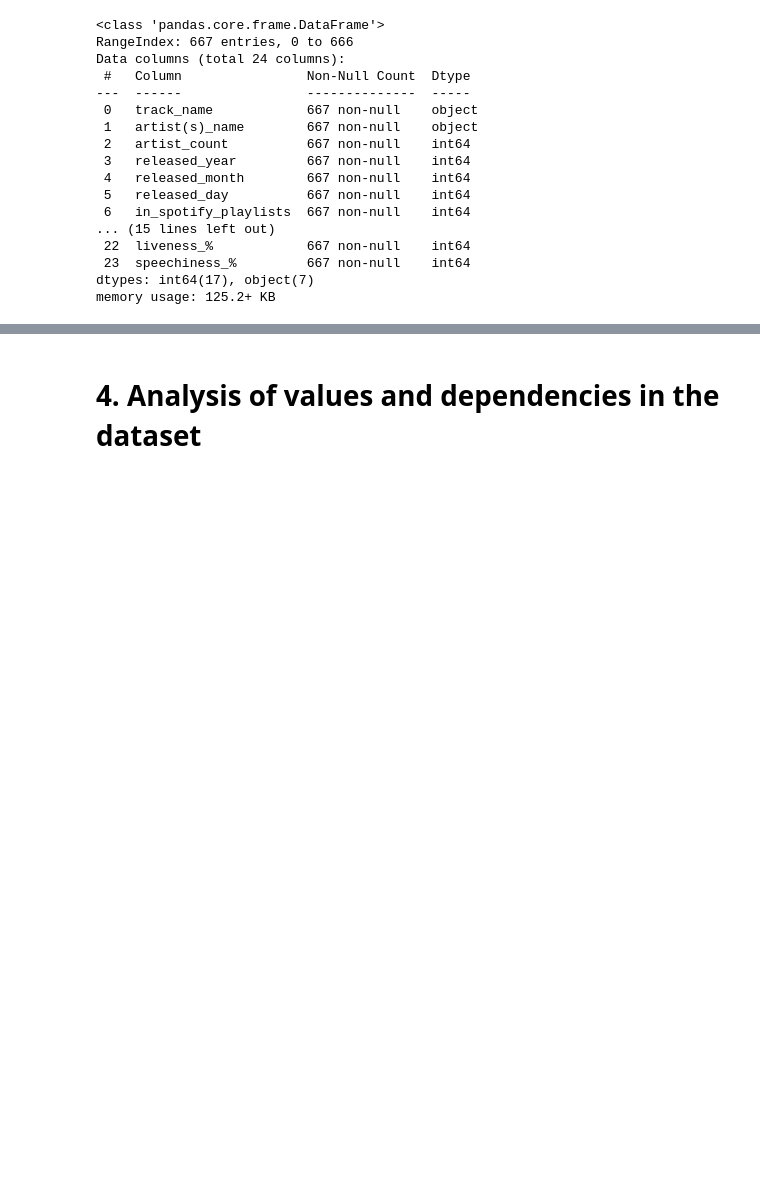
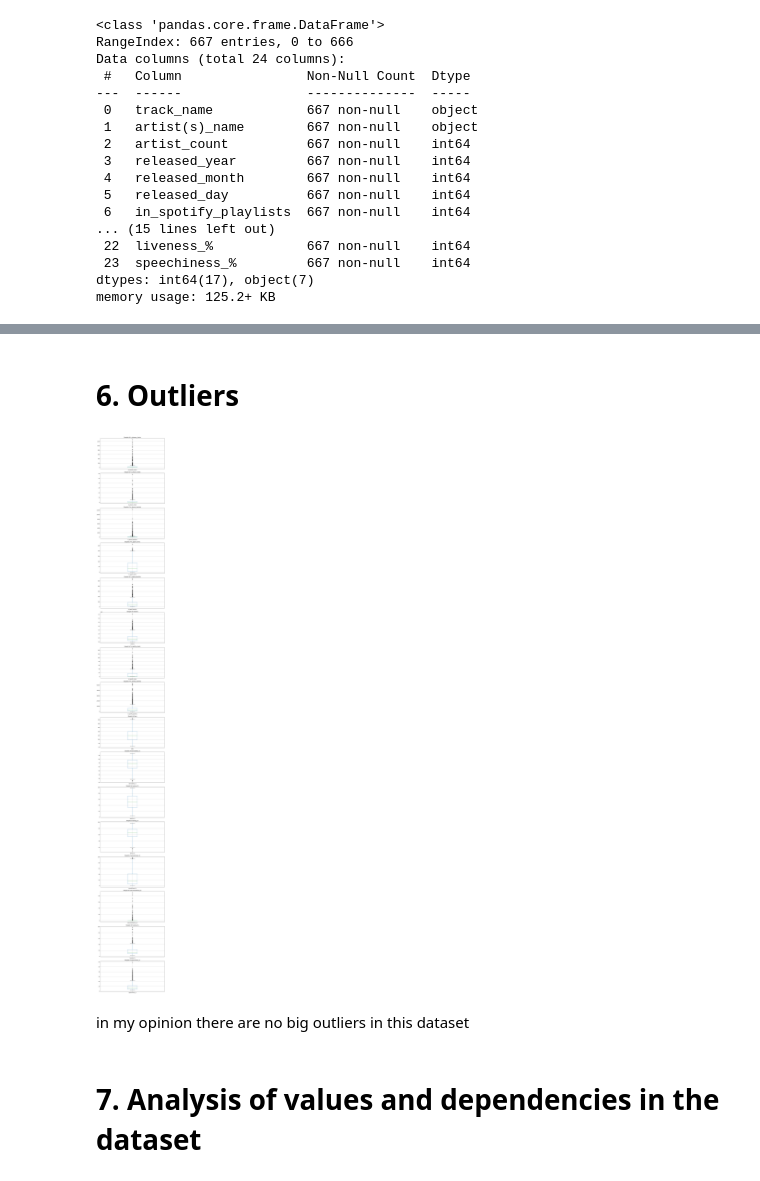
Before and after one commit to nataliachoszczyk/spotify-songs-clustering, a Jupyter notebook: EDA_KM1/EDA.ipynb, the cells around one changed output, grey strips where cells are left out. Saved outputs shown, nothing was run; the diff lists cells and outputs as text; code cells hidden in the pictures; blank space fills up the shorter version.

```diff
--- a/EDA_KM1/EDA.ipynb
+++ b/EDA_KM1/EDA.ipynb
@@ -177,4 +318,17 @@ spotify_df.describe()
+# %% [markdown]
+# 6. Outliers
+# %%
+fig, axes = plt.subplots(nrows=len(numeric), ncols=1, figsize=(10, 5*len(numeric)))
+for ax, col in zip(axes, numeric):
+    spotify_df.boxplot(column=col, ax=ax)
+    ax.set_title(f'Boxplot of {col}')
+plt.tight_layout()
+plt.show()
+# %% [output]
+[figure, added]
+# %% [markdown]
+in my opinion there are no big outliers in this dataset
 # %% [markdown]
-# 4. Analysis of values and dependencies in the dataset
+# 7. Analysis of values and dependencies in the dataset
 # %%
 spotify_short_df = spotify_df.loc[:, ['artist_count', 'released_year', 'released_month', 'released_day', 'in_spotify_playlists', 'in_spotify_charts', 'in_apple_playlists', 'in_apple_charts', 'in_deezer_charts', 'bpm', 'danceability_%', 'valence_%', 'energy_%', 'acousticness_%', 'instrumentalness_%', 'liveness_%', 'speechiness_%']]
```
Also changed, not shown: parts of 37 cells of this notebook.
